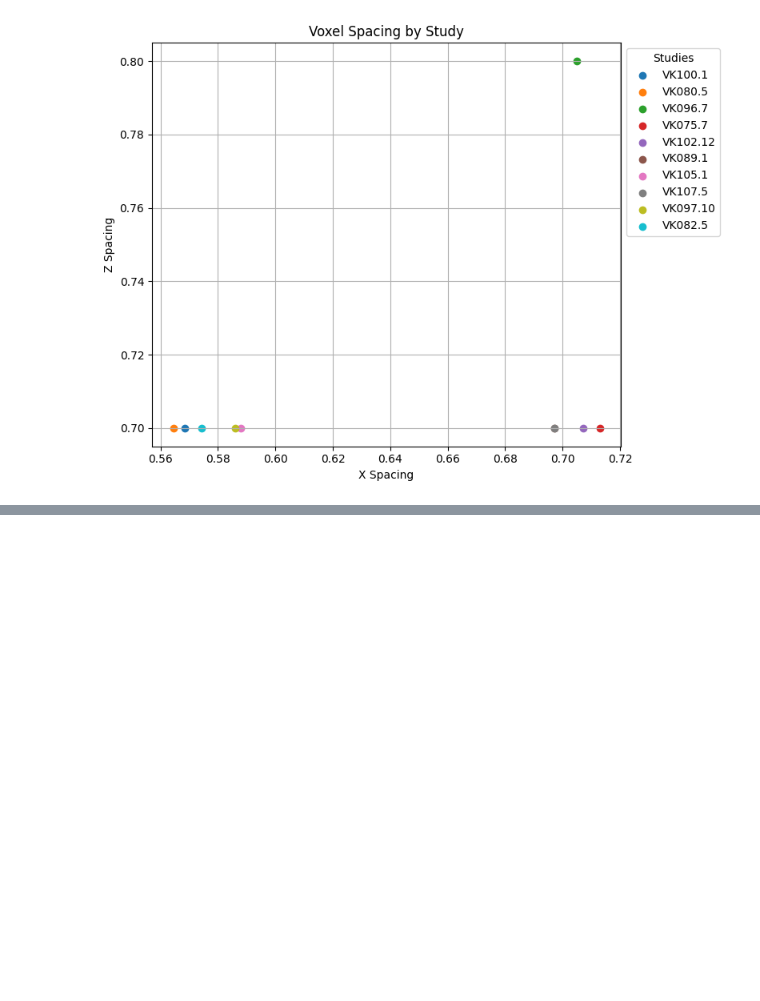
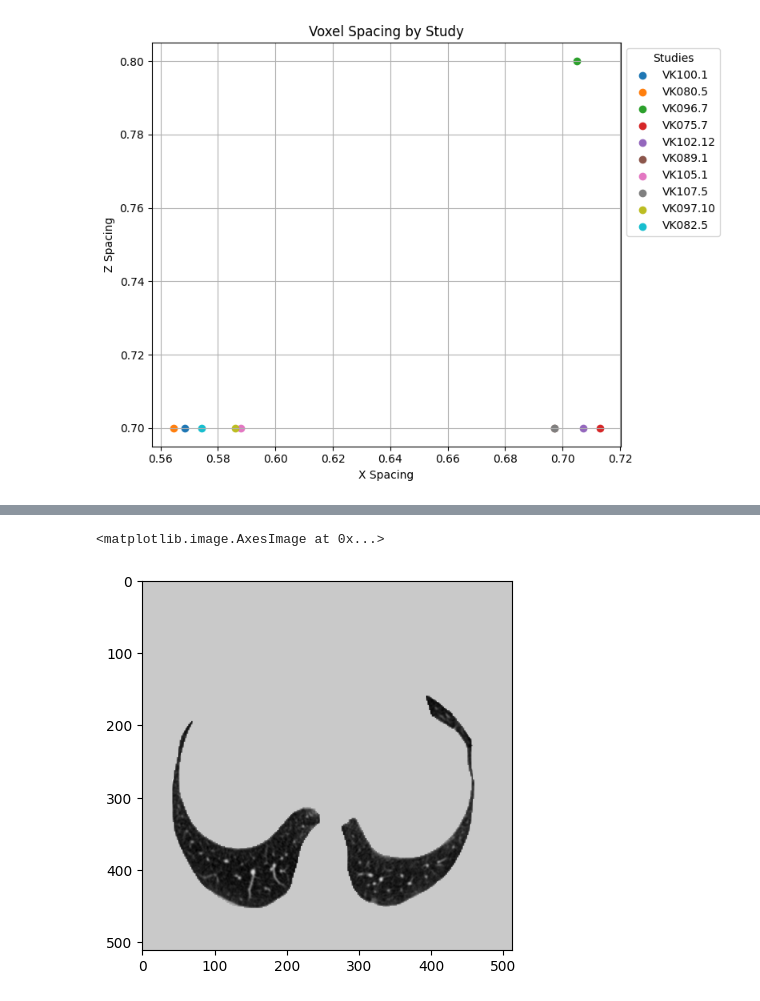
Before and after one commit to dhruvg97/BromptonML, a Jupyter notebook: Sarcoid_Test_2.ipynb, the cells around one changed output, grey strips where cells are left out. Cells and saved outputs as stored; diff of their text form; code cells hidden in the pictures; blank space fills up the shorter version.

```diff
--- a/Sarcoid_Test_2.ipynb
+++ b/Sarcoid_Test_2.ipynb
@@ -169,0 +164,3 @@ plt.show()
+# %%
+for top_level in nested_dict:
+    nested_dict[top_level]['size'] = nested_dict[top_level]['image'].GetSize()
@@ -169,0 +194,14 @@ plt.show()
+# %%
+def lungSegmentation3D(image):
+
+    imageArray = sitk.GetArrayFromImage(image)
+    #load segmentation alg
+    inferer = LMInferer()
+    mask = inferer.apply(image)
+
+    #do not differentiate l / right lung
+    mask = np.where(mask == 2,1,mask )
+
+    segmentation = np.where(mask == 1, imageArray, 0)
+
+    return segmentation
@@ -169,0 +268,3 @@ plt.show()
+# %%
+for top_level in nested_dict:
+    nested_dict[top_level]['segmentedImage'] = lungSegmentation3D(nested_dict[top_level]['image'])
@@ -169,0 +285,5 @@ plt.show()
+# %%
+plt.imshow(nested_dict['VK100.1']['segmentedImage'][100,:,:], cmap='grey')
+# %% [output]
+<matplotlib.image.AxesImage at 0x...>
+[figure, added]
```
Also changed, not shown: parts of 18 cells of this notebook.
